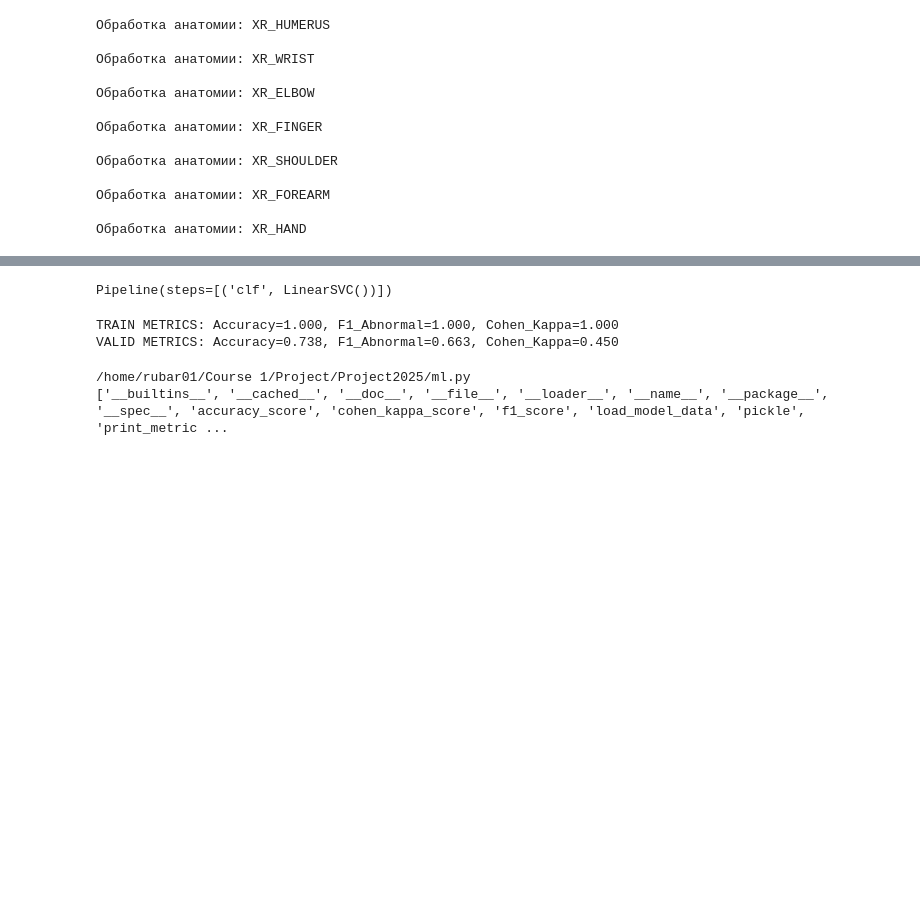
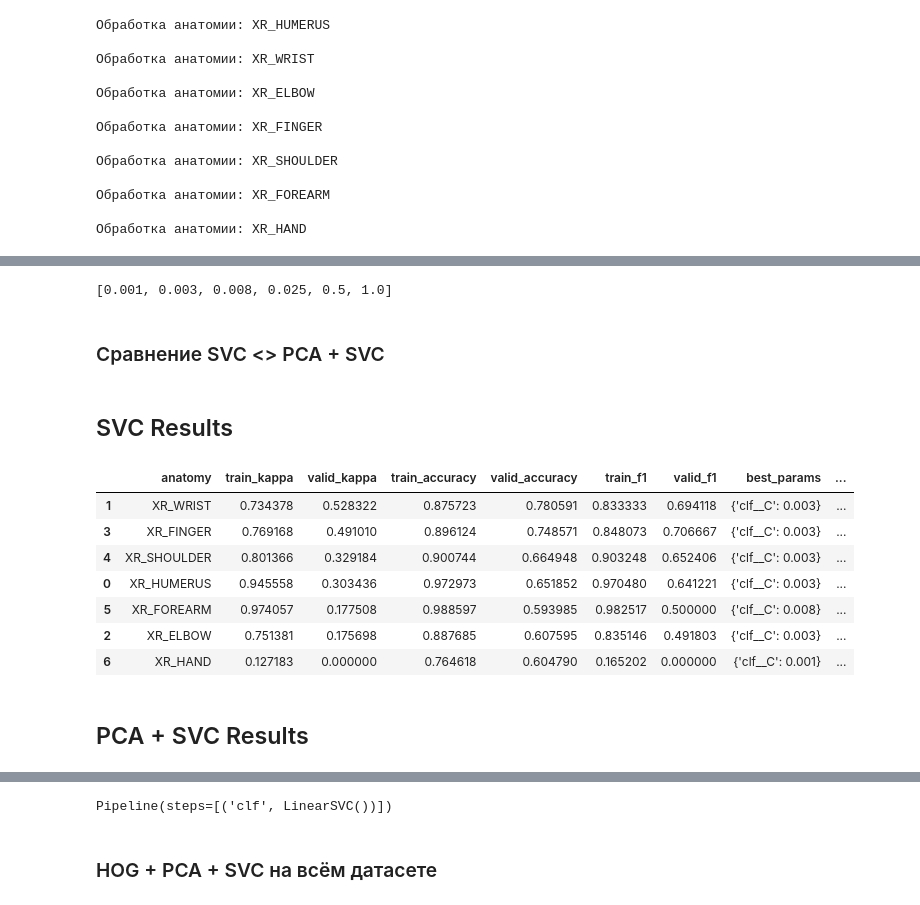
Before and after one commit to Year-project-team-2-Topic-12/Project2025, a Jupyter notebook: ML.ipynb, the cells around one changed output, grey strips where cells are left out. Drawn from its saved outputs; the diff is of its cells as text; code cells hidden in the pictures; blank space fills up the shorter version.

```diff
--- a/ML.ipynb
+++ b/ML.ipynb
@@ -1485,0 +1366,25 @@ for body_part in df['anatomy'].unique():
+# %%
+sorted([0.001, 0.003, 0.008, 0.025, 1.0,  0.5])
+# %% [output]
+[0.001, 0.003, 0.008, 0.025, 0.5, 1.0]
+# %% [markdown]
+### Сравнение SVC <> PCA + SVC
+# %%
+from IPython.display import Markdown
+result_svc = pd.DataFrame(results_svc)
+result_pca = pd.DataFrame(results_pca)
+display(Markdown("## SVC Results"))
+display(result_svc.sort_values('valid_kappa', ascending=False))
+display(Markdown("## PCA + SVC Results"))
+display(result_pca.sort_values('valid_kappa', ascending=False))
+# %% [output]
+## SVC Results
+|  | anatomy | train_kappa | valid_kappa | train_accuracy | valid_accuracy | train_f1 | valid_f1 | best_params | ... |
+| 1 | XR_WRIST | 0.734378 | 0.528322 | 0.875723 | 0.780591 | 0.833333 | 0.694118 | {'clf__C': 0.003} | ... |
+| 3 | XR_FINGER | 0.769168 | 0.491010 | 0.896124 | 0.748571 | 0.848073 | 0.706667 | {'clf__C': 0.003} | ... |
+| 4 | XR_SHOULDER | 0.801366 | 0.329184 | 0.900744 | 0.664948 | 0.903248 | 0.652406 | {'clf__C': 0.003} | ... |
+| 0 | XR_HUMERUS | 0.945558 | 0.303436 | 0.972973 | 0.651852 | 0.970480 | 0.641221 | {'clf__C': 0.003} | ... |
+| 5 | XR_FOREARM | 0.974057 | 0.177508 | 0.988597 | 0.593985 | 0.982517 | 0.500000 | {'clf__C': 0.008} | ... |
+| 2 | XR_ELBOW | 0.751381 | 0.175698 | 0.887685 | 0.607595 | 0.835146 | 0.491803 | {'clf__C': 0.003} | ... |
+| 6 | XR_HAND | 0.127183 | 0.000000 | 0.764618 | 0.604790 | 0.165202 | 0.000000 | {'clf__C': 0.001} | ... |
+## PCA + SVC Results
@@ -1487,17 +1400,5 @@ for body_part in df['anatomy'].unique():
 grid
 # %% [output]
 Pipeline(steps=[('clf', LinearSVC())])
-# %%
-y_pred_val_wrist = pipe_bodypart.predict(df_test_wrist['path'].values)
-print_metrics(y_train_wrist, y_pred_wrist, df_test_wrist['label'].values, y_pred_val_wrist)
-# %% [output]
-TRAIN METRICS: Accuracy=1.000, F1_Abnormal=1.000, Cohen_Kappa=1.000
-VALID METRICS: Accuracy=0.738, F1_Abnormal=0.663, Cohen_Kappa=0.450
-# %%
-import ml
-print(ml.__file__)
-print(dir(ml))
-# print([name for name in dir(ml) if "HOG" in name or "Study" in name])
-# %% [output]
-/home/rubar01/Course 1/Project/Project2025/ml.py
-['__builtins__', '__cached__', '__doc__', '__file__', '__loader__', '__name__', '__package__', '__spec__', 'accuracy_score', 'cohen_kappa_score', 'f1_score', 'load_model_data', 'pickle', 'print_metric ...
+# %% [markdown]
+### HOG + PCA + SVC на всём датасете
```
Also changed, not shown: parts of 13 cells of this notebook, 1 other file.
